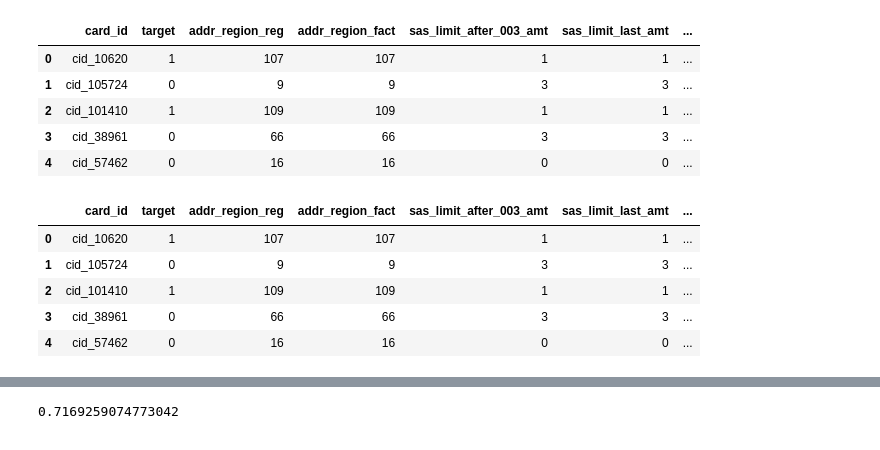
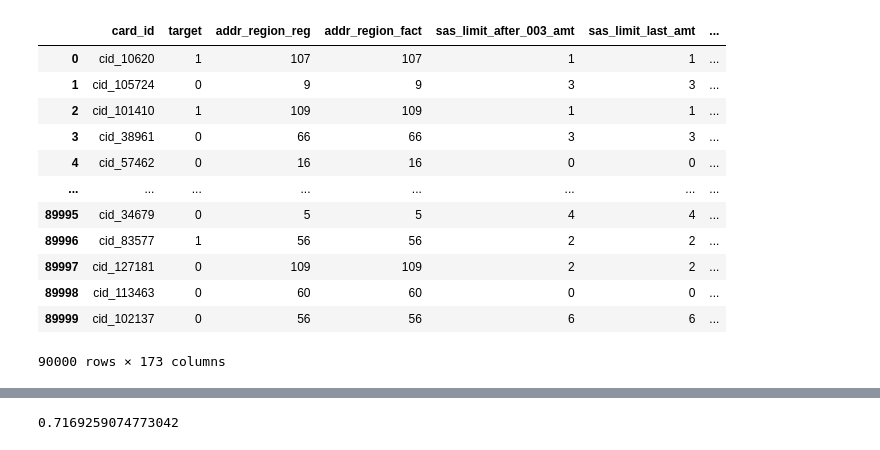
Before and after one commit to Oxonomy/IDAO-2020-FinalRound, a Jupyter notebook: modeling.ipynb, the cells around one changed output, grey strips where cells are left out. Cells and saved outputs as stored; diff of their text form; code cells hidden in the pictures.

```diff
--- a/modeling.ipynb
+++ b/modeling.ipynb
@@ -32,64 +32,36 @@ warnings.filterwarnings('ignore')
 plt.rcParams ['figure.figsize'] = (13,8)
 sns.set()
 %config InlineBackend.figure_format = 'retina'
-# %%
-import pandas as pd
-
-
-def preprocess(df):
-    cols = [el for el in list(df.select_dtypes(include=['object']).columns) if el != 'card_id']
-    df = pd.get_dummies(df, columns=cols)
-    df.drop([c for c in df.columns if len(df[c].value_counts().values) == 2 and df[c].value_counts().values[1] < 50], axis=1)
-
-    df = df.fillna(0)
-
-    return df
 # %%
 df = pd.read_csv('train.csv', sep=',')
 pd.set_option('display.max_columns', 500)
 df['addr_region_fact_encoding2'] = (df['addr_region_fact_encoding2']*11).round(0).astype(int)
 df['addr_region_fact_encoding1'] = (df['addr_region_fact_encoding1']*83).round(0).astype(int)
 df['addr_region_reg_encoding1'] = (df['addr_region_reg_encoding1']*83).round(0).astype(int)
 df['addr_region_reg_encoding2'] = (df['addr_region_reg_encoding2']*11).round(0).astype(int)
 df['app_addr_region_reg_encoding2'] = (df['app_addr_region_reg_encoding2']*11).round(0).astype(int)
 df['app_addr_region_reg_encoding1'] = (df['app_addr_region_reg_encoding1']*83).round(0).astype(int)
 df['app_addr_region_fact_encoding1'] = (df['app_addr_region_fact_encoding1']*83).round(0).astype(int)
 df['app_addr_region_fact_encoding2'] = (df['app_addr_region_fact_encoding2']*11).round(0).astype(int)
 df['app_addr_region_sale_encoding1'] = (df['app_addr_region_sale_encoding1']*39).round(0).astype(int)
 df['app_addr_region_sale_encoding2'] = (df['app_addr_region_sale_encoding2']*7).round(0).astype(int)
 
 df = preprocess(df)
-df.head()
+df
 # %% [output]
 |  | card_id | target | addr_region_reg | addr_region_fact | sas_limit_after_003_amt | sas_limit_last_amt | ... |
 | 0 | cid_10620 | 1 | 107 | 107 | 1 | 1 | ... |
 | 1 | cid_105724 | 0 | 9 | 9 | 3 | 3 | ... |
 | 2 | cid_101410 | 1 | 109 | 109 | 1 | 1 | ... |
 | 3 | cid_38961 | 0 | 66 | 66 | 3 | 3 | ... |
 | 4 | cid_57462 | 0 | 16 | 16 | 0 | 0 | ... |
+| ... | ... | ... | ... | ... | ... | ... | ... |
+| 89995 | cid_34679 | 0 | 5 | 5 | 4 | 4 | ... |
+| 89996 | cid_83577 | 1 | 56 | 56 | 2 | 2 | ... |
+| 89997 | cid_127181 | 0 | 109 | 109 | 2 | 2 | ... |
+| 89998 | cid_113463 | 0 | 60 | 60 | 0 | 0 | ... |
+| 89999 | cid_102137 | 0 | 56 | 56 | 6 | 6 | ... |
+90000 rows × 173 columns
-# %%
-df = pd.read_csv('train.csv', sep=',')
-pd.set_option('display.max_columns', 500)
-df['addr_region_fact_encoding2'] = (df['addr_region_fact_encoding2']*11).round(0).astype(int)
-df['addr_region_fact_encoding1'] = (df['addr_region_fact_encoding1']*83).round(0).astype(int)
-df['addr_region_reg_encoding1'] = (df['addr_region_reg_encoding1']*83).round(0).astype(int)
-df['addr_region_reg_encoding2'] = (df['addr_region_reg_encoding2']*11).round(0).astype(int)
-df['app_addr_region_reg_encoding2'] = (df['app_addr_region_reg_encoding2']*11).round(0).astype(int)
-df['app_addr_region_reg_encoding1'] = (df['app_addr_region_reg_encoding1']*83).round(0).astype(int)
-df['app_addr_region_fact_encoding1'] = (df['app_addr_region_fact_encoding1']*83).round(0).astype(int)
-df['app_addr_region_fact_encoding2'] = (df['app_addr_region_fact_encoding2']*11).round(0).astype(int)
-df['app_addr_region_sale_encoding1'] = (df['app_addr_region_sale_encoding1']*39).round(0).astype(int)
-df['app_addr_region_sale_encoding2'] = (df['app_addr_region_sale_encoding2']*7).round(0).astype(int)
-
-df = preprocess(df[:100], False)
-df.head()
-# %% [output]
-|  | card_id | target | addr_region_reg | addr_region_fact | sas_limit_after_003_amt | sas_limit_last_amt | ... |
-| 0 | cid_10620 | 1 | 107 | 107 | 1 | 1 | ... |
-| 1 | cid_105724 | 0 | 9 | 9 | 3 | 3 | ... |
-| 2 | cid_101410 | 1 | 109 | 109 | 1 | 1 | ... |
-| 3 | cid_38961 | 0 | 66 | 66 | 3 | 3 | ... |
-| 4 | cid_57462 | 0 | 16 | 16 | 0 | 0 | ... |
 # %%
 #df=pd.get_dummies(df, columns=['addr_region_fact', 'addr_region_reg'])
 # %%
```
Also changed, not shown: parts of 1 cell of this notebook, 1 other file.
